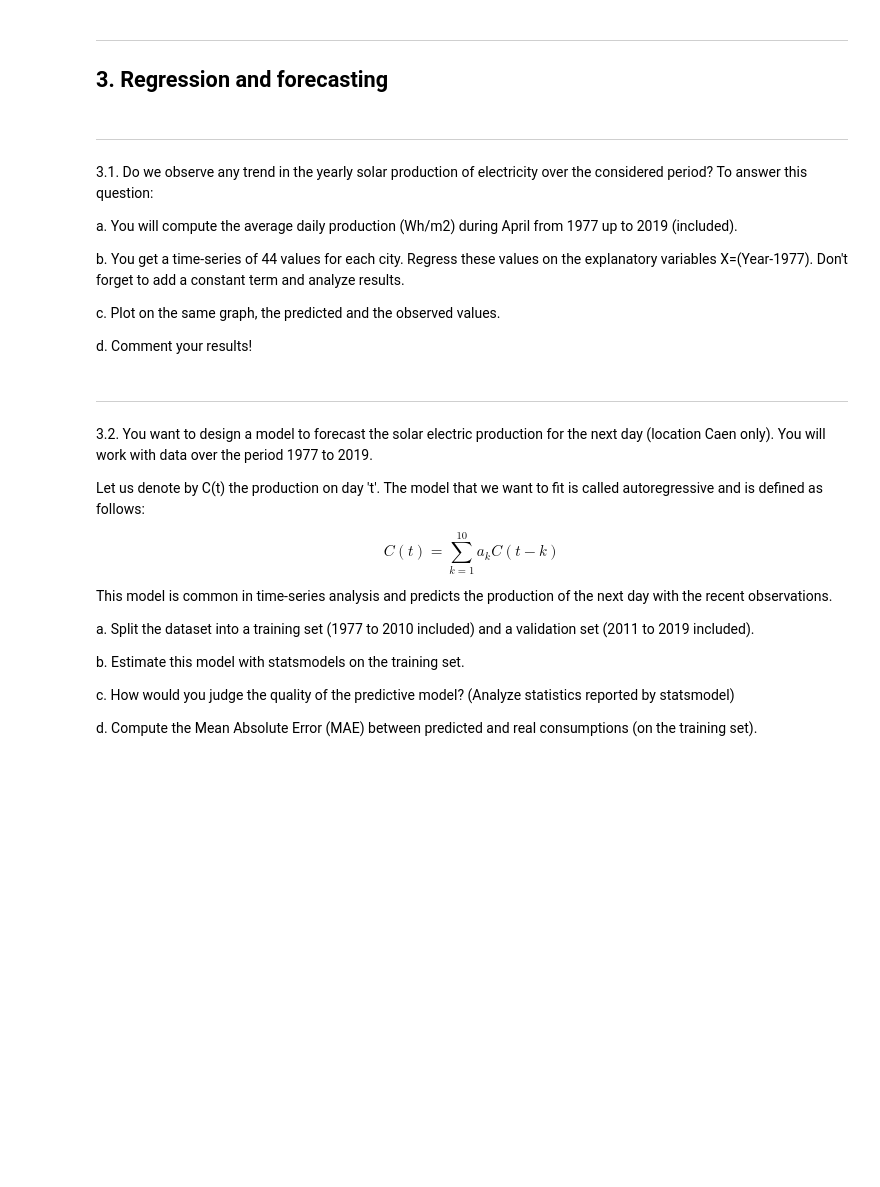
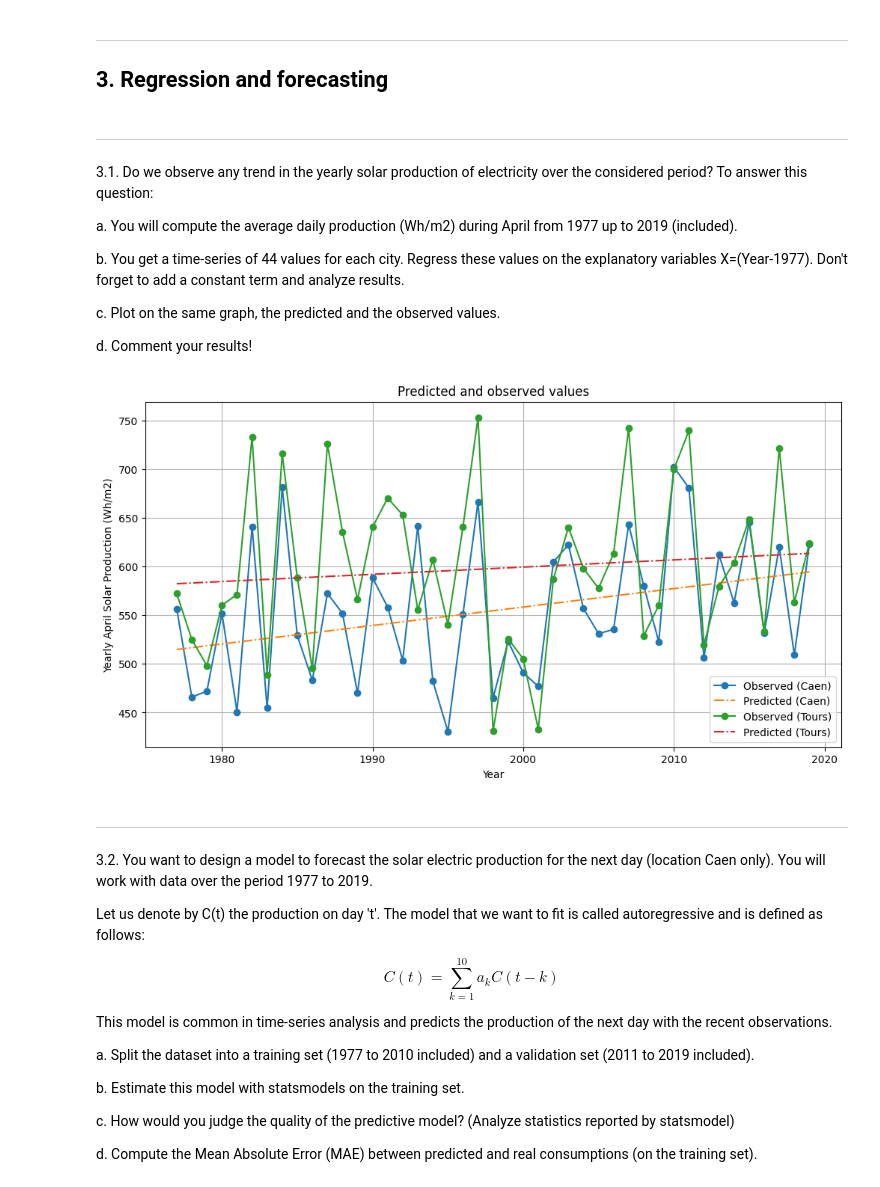
Before and after one commit to GaecKo/hackaton, a Jupyter notebook: Hackaton_1/Hackathon1.ipynb, the cells around one changed output. Cells and saved outputs as stored; diff of their text form; code cells hidden in the pictures; blank space fills up the shorter version.

```diff
--- a/Hackaton_1/Hackathon1.ipynb
+++ b/Hackaton_1/Hackathon1.ipynb
@@ -511,8 +530,7 @@ To answer this question:
 
 a. You will compute the average daily production (Wh/m2) during April from 1977 up to 2019 (included).
 
-b. You get a time-series of 44 values for each city. Regress these values on the explanatory
-variables X=(Year-1977). Don't forget to add a constant term and analyze results.
+b. You get a time-series of 44 values for each city. Regress these values on the explanatory variables X=(Year-1977). Don't forget to add a constant term and analyze results.
 
 c. Plot on the same graph, the predicted and the observed values.
 
@@ -534,3 +538,49 @@ daily_avg_tours = tours_data.groupby(april_data['DATE'].dt.day).mean()
+# %%
+import pandas as pd
+import matplotlib.pyplot as plt
+import statsmodels.api as sm
+
+
+# ===== Load CSV & convert dates =====
+
+data = pd.read_csv('Radiation.csv')
+
+data['DATE'] = pd.to_datetime(data['DATE'], format="%Y%m%d")
+
+# Apply formula: C = E_Sol x 24 x P_cr x f_perf for both cities data
+data['Caen'] = data['Caen']*24*0.18*0.75
+data['Tours'] = data['Tours']*24*0.18*0.75
+
+# Moyenne des Avrils
+april = data[['Caen','Tours']][(data['DATE'].dt.month == 4) & (data['DATE'].dt.year >= 1977) & (data['DATE'].dt.year <= 2019)]
+april_mean = april.groupby(data['DATE'].dt.year).mean()
+
+april_mean['X'] = april_mean.index-1977
+
+# Fit regression for caen
+model_caen = sm.OLS(april_mean['Caen'], sm.add_constant(april_mean['X']) ).fit()
+
+# Fit regression
+model_tours = sm.OLS(april_mean['Tours'], sm.add_constant(april_mean['X']) ).fit()
+
+#we calculate the predicted values
+y_pred_caen = model_caen.predict(sm.add_constant(april_mean['X']))
+y_pred_tours = model_tours.predict(sm.add_constant(april_mean['X']))
+
+#graph
+plt.figure(figsize=(12, 6))
+plt.plot(april_mean.index, april_mean['Caen'], label='Observed (Caen)', marker='o')
+plt.plot(april_mean.index, y_pred_caen, label='Predicted (Caen)', linestyle='-.')
+plt.plot(april_mean.index, april_mean['Tours'], label='Observed (Tours)', marker='o')
+plt.plot(april_mean.index, y_pred_tours, label='Predicted (Tours)', linestyle='-.')
+plt.xlabel('Year')
+plt.ylabel('Yearly April Solar Production (Wh/m2)')
+plt.title('Predicted and observed values')
+plt.grid()
+plt.legend()
+plt.show()
+# %% [output]
+[figure, added]
 # %% [markdown]
 ---
 3.2. You want to design a model to forecast the solar electric production for the next day (location Caen only). You will work with data over the period 1977 to 2019.
```
Also changed, not shown: parts of 3 cells of this notebook, 1 other file.
